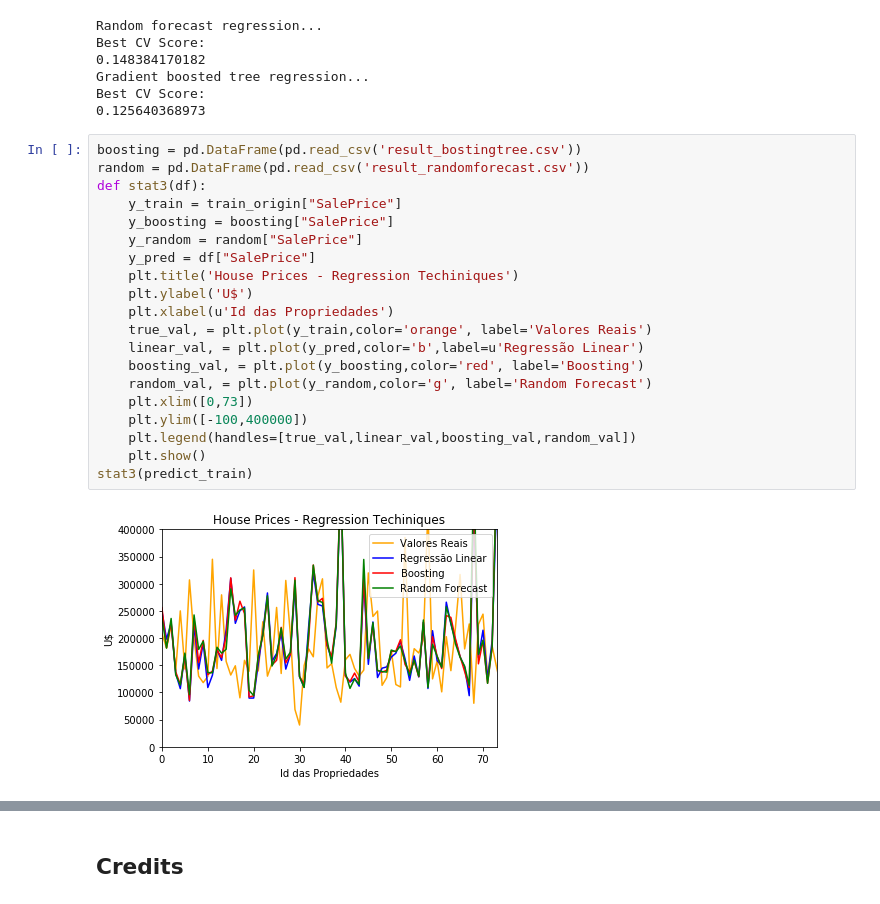
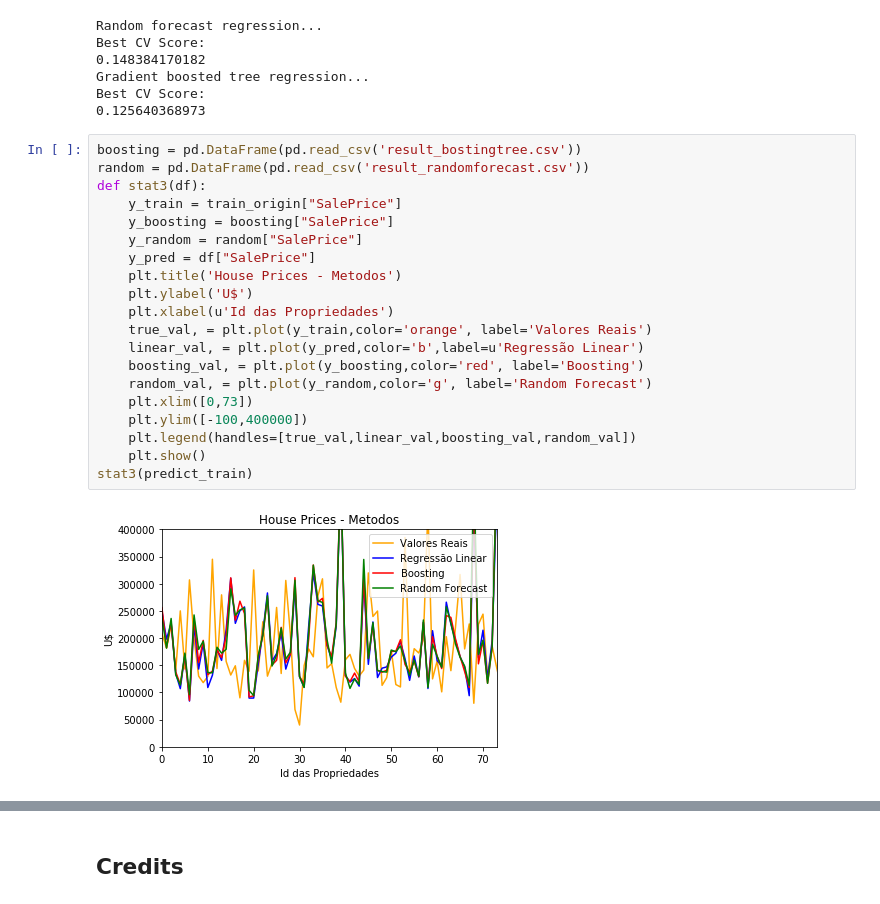
Before and after one commit to graziellealessa/house-prices-kaggle, a Jupyter notebook: house-prices-kaggle/House Prices - Kaggle.ipynb, the cells around one changed output, grey strips where cells are left out. Cells and saved outputs as stored; diff of their text form.

```diff
--- a/house-prices-kaggle/House Prices - Kaggle.ipynb
+++ b/house-prices-kaggle/House Prices - Kaggle.ipynb
@@ -281,22 +349,22 @@ Best CV Score:
 # %%
 boosting = pd.DataFrame(pd.read_csv('result_bostingtree.csv'))
 random = pd.DataFrame(pd.read_csv('result_randomforecast.csv'))
 def stat3(df):
     y_train = train_origin["SalePrice"]
     y_boosting = boosting["SalePrice"]
     y_random = random["SalePrice"]
     y_pred = df["SalePrice"]
-    plt.title('House Prices - Regression Techiniques')
+    plt.title('House Prices - Metodos')
     plt.ylabel('U$')
     plt.xlabel(u'Id das Propriedades')
     true_val, = plt.plot(y_train,color='orange', label='Valores Reais')
     linear_val, = plt.plot(y_pred,color='b',label=u'Regressão Linear')
     boosting_val, = plt.plot(y_boosting,color='red', label='Boosting')
     random_val, = plt.plot(y_random,color='g', label='Random Forecast')
     plt.xlim([0,73])
     plt.ylim([-100,400000])
     plt.legend(handles=[true_val,linear_val,boosting_val,random_val])
     plt.show()
 stat3(predict_train)
 # %% [output]
-[figure, old version]
+[figure, new version]
```
Also changed, not shown: parts of 10 cells of this notebook.
